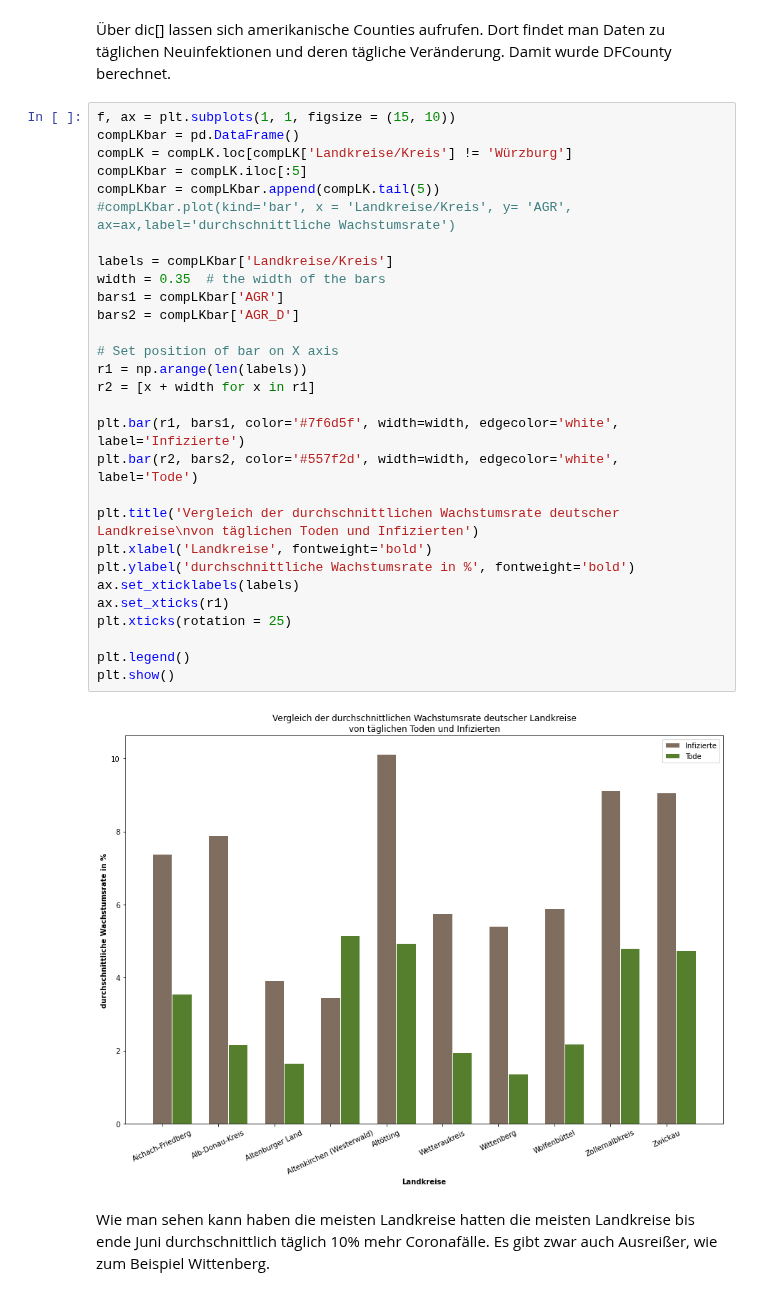
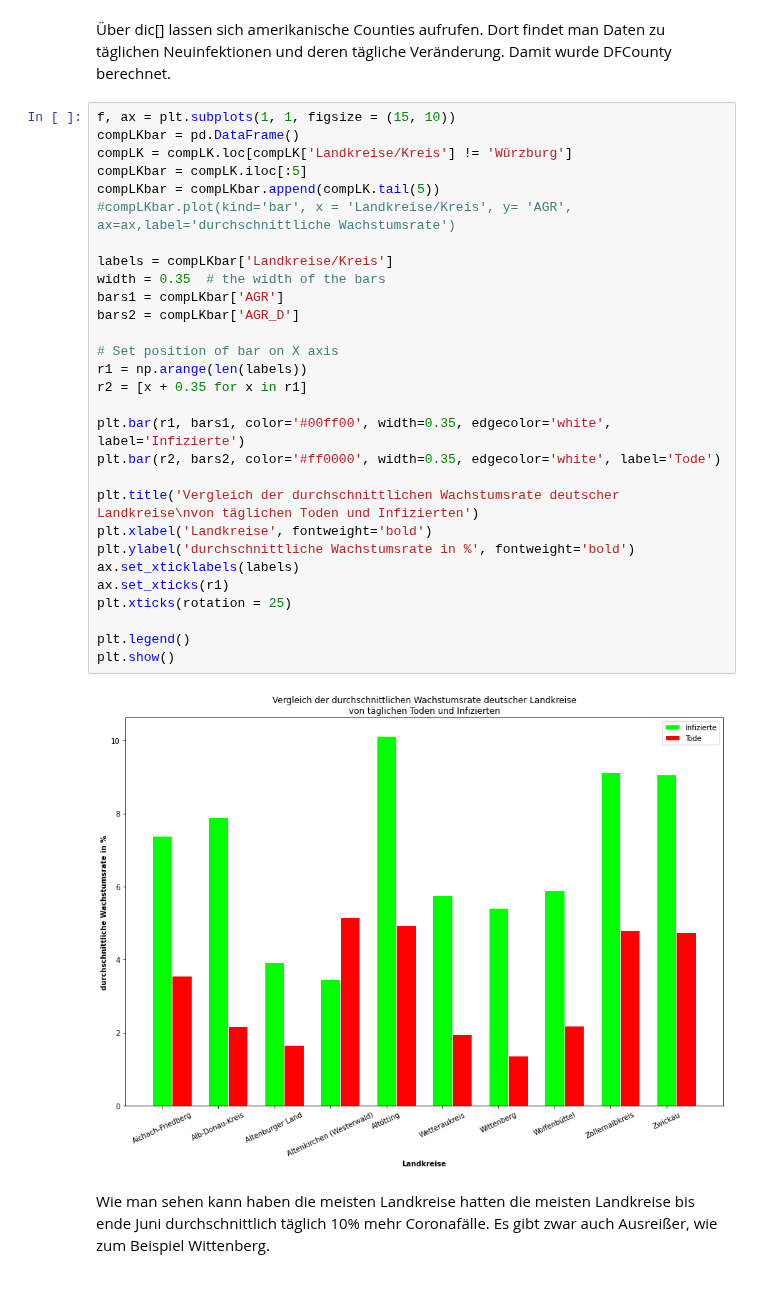
Before and after one commit to Jubo30/Data-Science-Project, a Jupyter notebook: Data_Science_Analyse.ipynb, the cells around one changed output. Cells and saved outputs as stored; diff of their text form.

```diff
--- a/Data_Science_Analyse.ipynb
+++ b/Data_Science_Analyse.ipynb
@@ -70,34 +70,34 @@ dic['Albany County'].describe()
 # %%
 f, ax = plt.subplots(1, 1, figsize = (15, 10))
 compLKbar = pd.DataFrame()
 compLK = compLK.loc[compLK['Landkreise/Kreis'] != 'Würzburg']
 compLKbar = compLK.iloc[:5]
 compLKbar = compLKbar.append(compLK.tail(5))
 #compLKbar.plot(kind='bar', x = 'Landkreise/Kreis', y= 'AGR', ax=ax,label='durchschnittliche Wachstumsrate')
 
 labels = compLKbar['Landkreise/Kreis']
 width = 0.35  # the width of the bars
 bars1 = compLKbar['AGR']
 bars2 = compLKbar['AGR_D']
 
 # Set position of bar on X axis
 r1 = np.arange(len(labels))
-r2 = [x + width for x in r1]
+r2 = [x + 0.35 for x in r1]
 
-plt.bar(r1, bars1, color='#7f6d5f', width=width, edgecolor='white', label='Infizierte')
-plt.bar(r2, bars2, color='#557f2d', width=width, edgecolor='white', label='Tode')
+plt.bar(r1, bars1, color='#00ff00', width=0.35, edgecolor='white', label='Infizierte')
+plt.bar(r2, bars2, color='#ff0000', width=0.35, edgecolor='white', label='Tode')
 
 plt.title('Vergleich der durchschnittlichen Wachstumsrate deutscher Landkreise\nvon täglichen Toden und Infizierten')
 plt.xlabel('Landkreise', fontweight='bold')
 plt.ylabel('durchschnittliche Wachstumsrate in %', fontweight='bold')
 ax.set_xticklabels(labels)
 ax.set_xticks(r1)
 plt.xticks(rotation = 25)
 
 plt.legend()
 plt.show()
 # %% [output]
-[figure, old version]
+[figure, new version]
 # %% [markdown]
 Wie man sehen kann haben die meisten Landkreise hatten die meisten Landkreise bis ende Juni durchschnittlich täglich 10% mehr Coronafälle. Es gibt zwar auch Ausreißer, wie zum Beispiel Wittenberg.
 # %%
```
